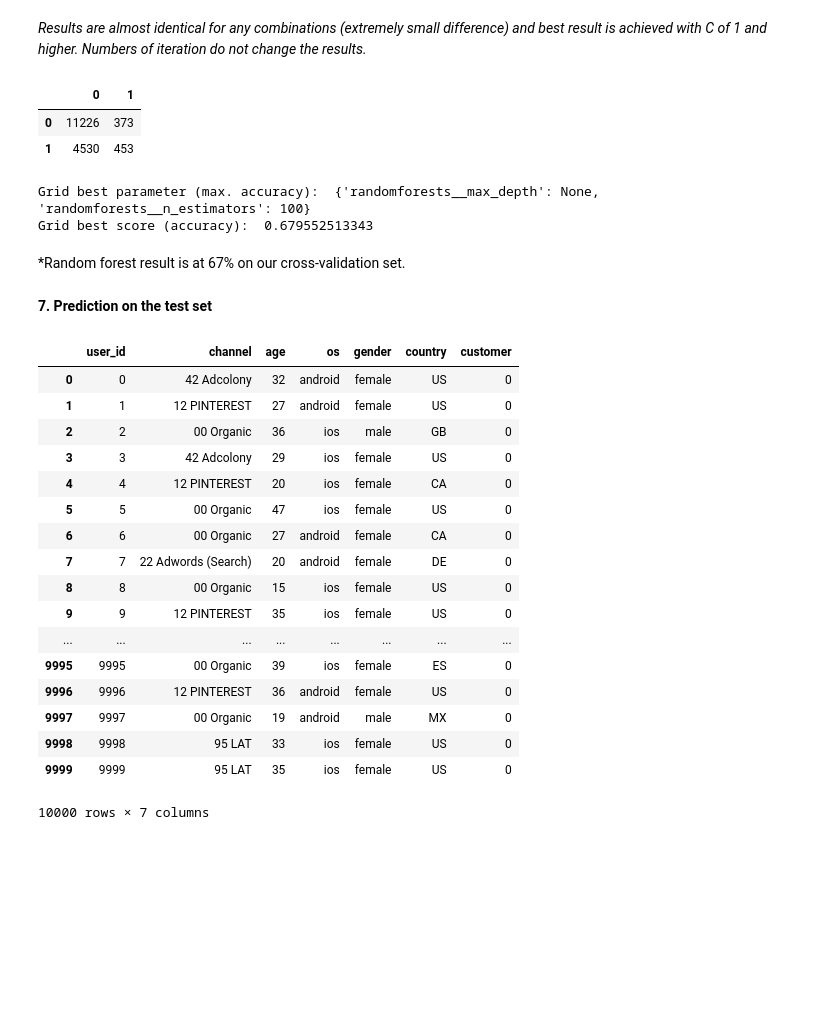
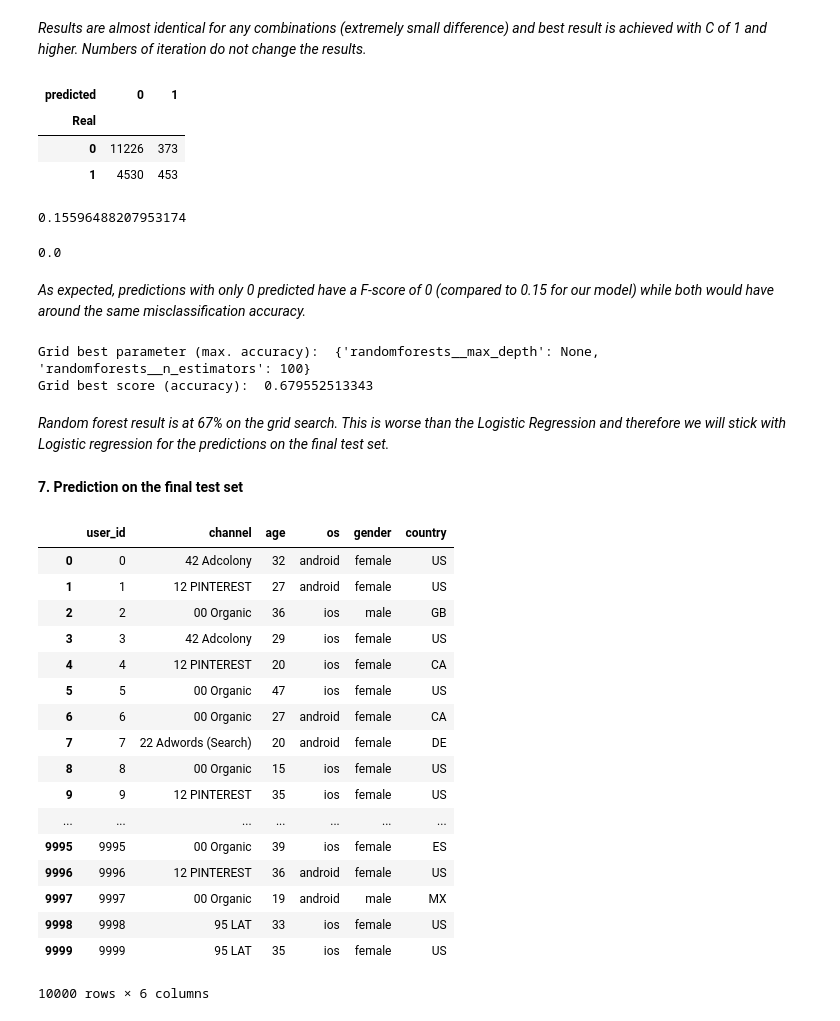
Before and after one commit to Charles1104/8fit, a Jupyter notebook: charles_verleyen_analysis_predictions.ipynb, the cells around one changed output. Saved outputs shown, nothing was run; the diff lists cells and outputs as text; code cells hidden in the pictures; blank space fills up the shorter version.

```diff
--- a/charles_verleyen_analysis_predictions.ipynb
+++ b/charles_verleyen_analysis_predictions.ipynb
@@ -306,12 +338,31 @@ logisticregression__C
 10.00                         0.707053  0.707053  0.707053
 # %% [markdown]
 *Results are almost identical for any combinations (extremely small difference) and best result is achieved with C of 1 and higher. Numbers of iteration do not change the results.*
-# %%
-pd.DataFrame(confusion_matrix(cv_y, y_pred))
-# %% [output]
-|  | 0 | 1 |
-| 0 | 11226 | 373 |
-| 1 | 4530 | 453 |
+# %%
+#Confusion matrix to check the F1 score
+cm = pd.DataFrame(confusion_matrix(test_y, y_pred))
+cm.index.name='Real'
+cm.columns.name='predicted'
+cm
+# %% [output]
+| predicted | 0 | 1 |
+| Real |  |  |
+| 0 | 11226 | 373 |
+| 1 | 4530 | 453 |
+# %%
+# Let's compute the F-score on the test set
+f1_score(test_y, y_pred)
+# %% [output]
+0.15596488207953174
+# %%
+# Let's compute the F-score in the case where we would predict 0 for each customer
+y_pred2 = np.zeros(16582) #initiate an array with only 0 values
+y_pred2[4] = 1 # need to put one value to 1 for non-null division
+f1_score(test_y, y_pred2)
+# %% [output]
+0.0
+# %% [markdown]
+*As expected, predictions with only 0 predicted have a F-score of 0 (compared to 0.15 for our model) while both would have around the same misclassification accuracy.*
 # %%
 #Random Forest
 
@@ -334,9 +385,30 @@ print('Grid best score (accuracy): ', grid_clf_acc.best_score_)
 # %% [output]
 Grid best parameter (max. accuracy):  {'randomforests__max_depth': None, 'randomforests__n_estimators': 100}
 Grid best score (accuracy):  0.679552513343
-# %% [markdown]
-*Random forest result is at 67% on our cross-validation set.
+# %% [markdown]
+*Random forest result is at 67% on the grid search. This is worse than the Logistic Regression and therefore we will stick with Logistic regression for the predictions on the final test set.*
 # %% [markdown]
-**7\. Prediction on the test set**
+**7\. Prediction on the final test set**
 # %%
+#Load the test_data.csv file
 df_test_set = pd.read_csv("data/test_data.csv.csv_fixed")
+df_test_set
+# %% [output]
+|  | user_id | channel | age | os | gender | country |
+| 0 | 0 | 42 Adcolony | 32 | android | female | US |
+| 1 | 1 | 12 PINTEREST | 27 | android | female | US |
+| 2 | 2 | 00 Organic | 36 | ios | male | GB |
+| 3 | 3 | 42 Adcolony | 29 | ios | female | US |
+| 4 | 4 | 12 PINTEREST | 20 | ios | female | CA |
+| 5 | 5 | 00 Organic | 47 | ios | female | US |
+| 6 | 6 | 00 Organic | 27 | android | female | CA |
+| 7 | 7 | 22 Adwords (Search) | 20 | android | female | DE |
+| 8 | 8 | 00 Organic | 15 | ios | female | US |
+| 9 | 9 | 12 PINTEREST | 35 | ios | female | US |
+| ... | ... | ... | ... | ... | ... | ... |
+| 9995 | 9995 | 00 Organic | 39 | ios | female | ES |
+| 9996 | 9996 | 12 PINTEREST | 36 | android | female | US |
+| 9997 | 9997 | 00 Organic | 19 | android | male | MX |
+| 9998 | 9998 | 95 LAT | 33 | ios | female | US |
+| 9999 | 9999 | 95 LAT | 35 | ios | female | US |
+10000 rows × 6 columns
@@ -349,21 +424,3 @@ df_test_set["customer"] = predict_y
 # %%
-df_test_set.to_csv(charles_verleyen_predictions.csv)
+#Save the file
+df_test_set.to_csv("charles_verleyen_predictions.csv")
-# %% [output]
-|  | user_id | channel | age | os | gender | country | customer |
-| 0 | 0 | 42 Adcolony | 32 | android | female | US | 0 |
-| 1 | 1 | 12 PINTEREST | 27 | android | female | US | 0 |
-| 2 | 2 | 00 Organic | 36 | ios | male | GB | 0 |
-| 3 | 3 | 42 Adcolony | 29 | ios | female | US | 0 |
-| 4 | 4 | 12 PINTEREST | 20 | ios | female | CA | 0 |
-| 5 | 5 | 00 Organic | 47 | ios | female | US | 0 |
-| 6 | 6 | 00 Organic | 27 | android | female | CA | 0 |
-| 7 | 7 | 22 Adwords (Search) | 20 | android | female | DE | 0 |
-| 8 | 8 | 00 Organic | 15 | ios | female | US | 0 |
-| 9 | 9 | 12 PINTEREST | 35 | ios | female | US | 0 |
-| ... | ... | ... | ... | ... | ... | ... | ... |
-| 9995 | 9995 | 00 Organic | 39 | ios | female | ES | 0 |
-| 9996 | 9996 | 12 PINTEREST | 36 | android | female | US | 0 |
-| 9997 | 9997 | 00 Organic | 19 | android | male | MX | 0 |
-| 9998 | 9998 | 95 LAT | 33 | ios | female | US | 0 |
-| 9999 | 9999 | 95 LAT | 35 | ios | female | US | 0 |
-10000 rows × 7 columns
```
Also changed, not shown: parts of 20 cells of this notebook, 1 other file.
